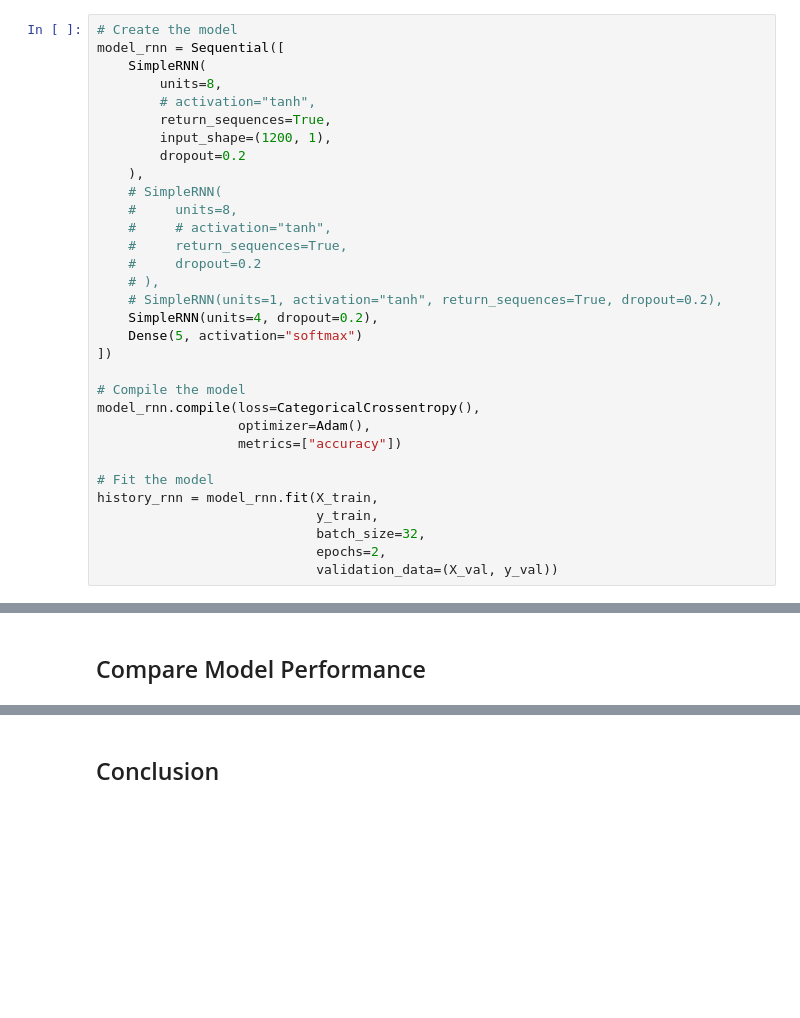
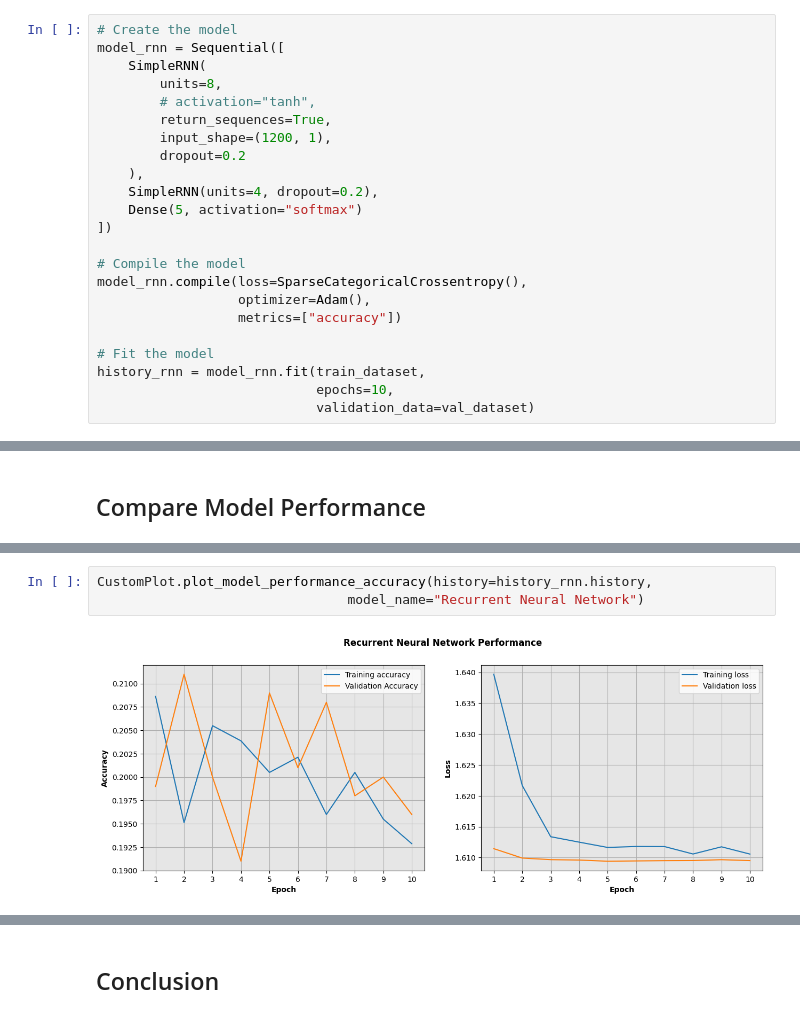
Before and after one commit to cgrundman/nuclear-magnetic-resonance, a Jupyter notebook: pattern_recognizer.ipynb, the cells around one changed output, grey strips where cells are left out. Drawn from its saved outputs; the diff is of its cells as text; blank space fills up the shorter version.

```diff
--- a/pattern_recognizer.ipynb
+++ b/pattern_recognizer.ipynb
@@ -302,26 +235,17 @@ model_rnn = Sequential([
         input_shape=(1200, 1),
         dropout=0.2
     ),
-    # SimpleRNN(
-    #     units=8,
-    #     # activation="tanh",
-    #     return_sequences=True,
-    #     dropout=0.2
-    # ),
-    # SimpleRNN(units=1, activation="tanh", return_sequences=True, dropout=0.2),
     SimpleRNN(units=4, dropout=0.2),
     Dense(5, activation="softmax")
 ])
 
 # Compile the model
-model_rnn.compile(loss=CategoricalCrossentropy(),
+model_rnn.compile(loss=SparseCategoricalCrossentropy(),
                   optimizer=Adam(),
                   metrics=["accuracy"])
 
 # Fit the model
-history_rnn = model_rnn.fit(X_train,
-                            y_train,
-                            batch_size=32,
-                            epochs=2,
-                            validation_data=(X_val, y_val))
+history_rnn = model_rnn.fit(train_dataset,
+                            epochs=10,
+                            validation_data=val_dataset)
 # %% [output]
@@ -424,0 +360,5 @@ files.download(model_lstm_file)
+# %%
+CustomPlot.plot_model_performance_accuracy(history=history_rnn.history,
+                                model_name="Recurrent Neural Network")
+# %% [output]
+[figure, added]
```
Also changed, not shown: parts of 23 cells of this notebook.
